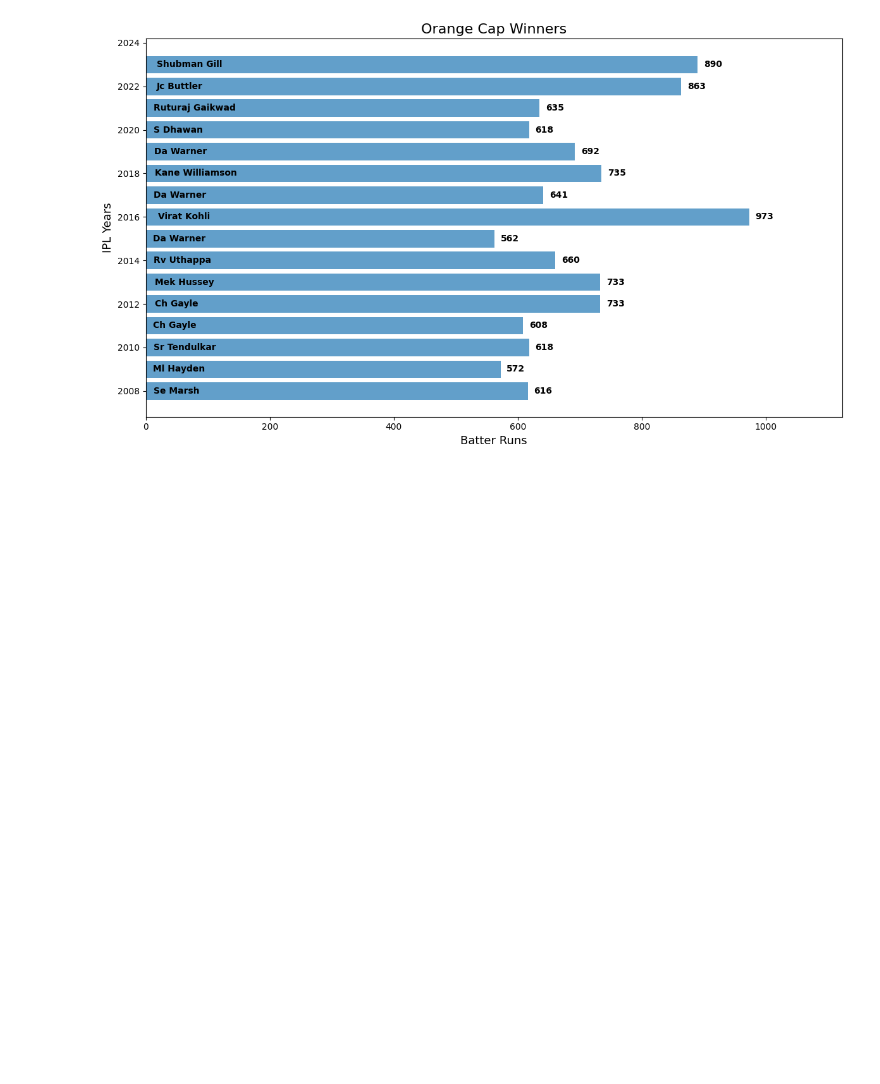
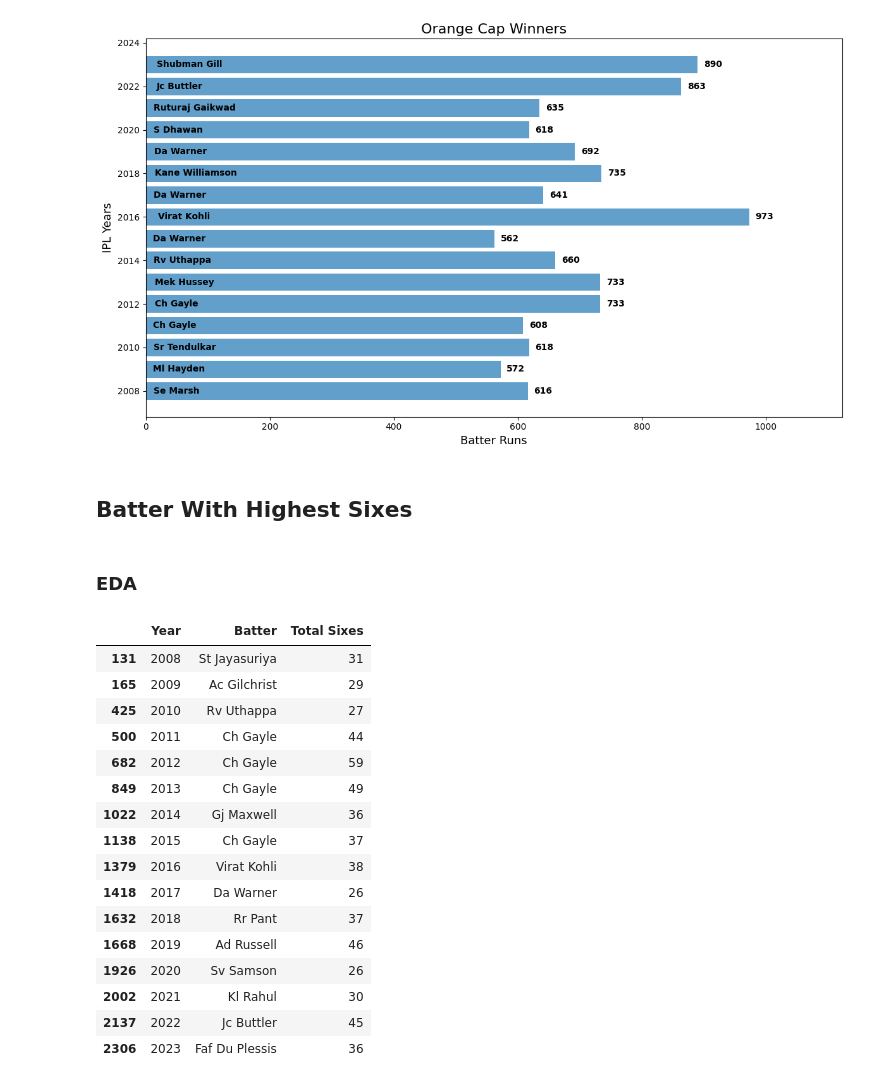
Before and after one commit to Sujil75/Data-Analytics-Practices, a Jupyter notebook: IPL_Data_EDA.ipynb, the cells around one changed output. Cells and saved outputs as stored; diff of their text form; code cells hidden in the pictures; blank space fills up the shorter version.

```diff
--- a/IPL_Data_EDA.ipynb
+++ b/IPL_Data_EDA.ipynb
@@ -522,3 +525,32 @@ plt.tight_layout()
 plt.show()
 # %% [output]
 [figure]
+# %% [markdown]
+## Batter With Highest Sixes
+# %% [markdown]
+### EDA
+# %%
+total_batters_sixes = df.groupby(['Year', 'Batter'])['is_six'].sum().reset_index()
+highest_sixes_scorer_idx = total_batters_sixes.groupby('Year')['is_six'].idxmax()
+highest_sixes_scorer = total_batters_sixes.loc[highest_sixes_scorer_idx]
+
+highest_sixes_scorer = highest_sixes_scorer.rename(columns={"is_six": "Total Sixes"})
+highest_sixes_scorer
+# %% [output]
+|  | Year | Batter | Total Sixes |
+| 131 | 2008 | St Jayasuriya | 31 |
+| 165 | 2009 | Ac Gilchrist | 29 |
+| 425 | 2010 | Rv Uthappa | 27 |
+| 500 | 2011 | Ch Gayle | 44 |
+| 682 | 2012 | Ch Gayle | 59 |
+| 849 | 2013 | Ch Gayle | 49 |
+| 1022 | 2014 | Gj Maxwell | 36 |
+| 1138 | 2015 | Ch Gayle | 37 |
+| 1379 | 2016 | Virat Kohli | 38 |
+| 1418 | 2017 | Da Warner | 26 |
+| 1632 | 2018 | Rr Pant | 37 |
+| 1668 | 2019 | Ad Russell | 46 |
+| 1926 | 2020 | Sv Samson | 26 |
+| 2002 | 2021 | Kl Rahul | 30 |
+| 2137 | 2022 | Jc Buttler | 45 |
+| 2306 | 2023 | Faf Du Plessis | 36 |
```
Also changed, not shown: parts of 7 cells of this notebook.
